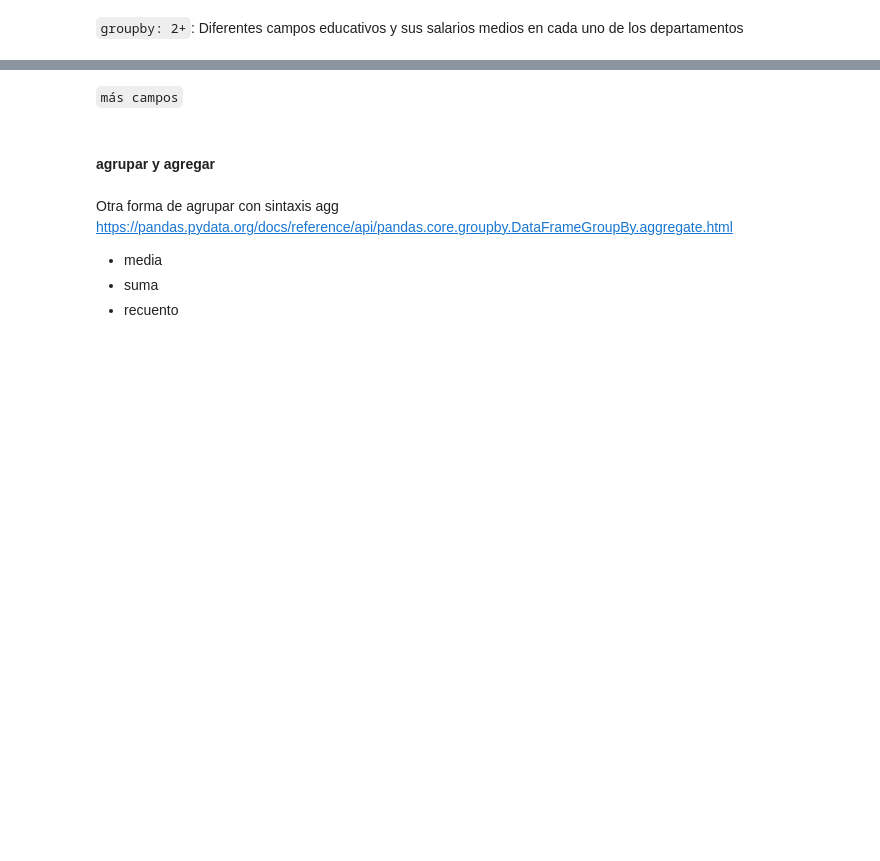
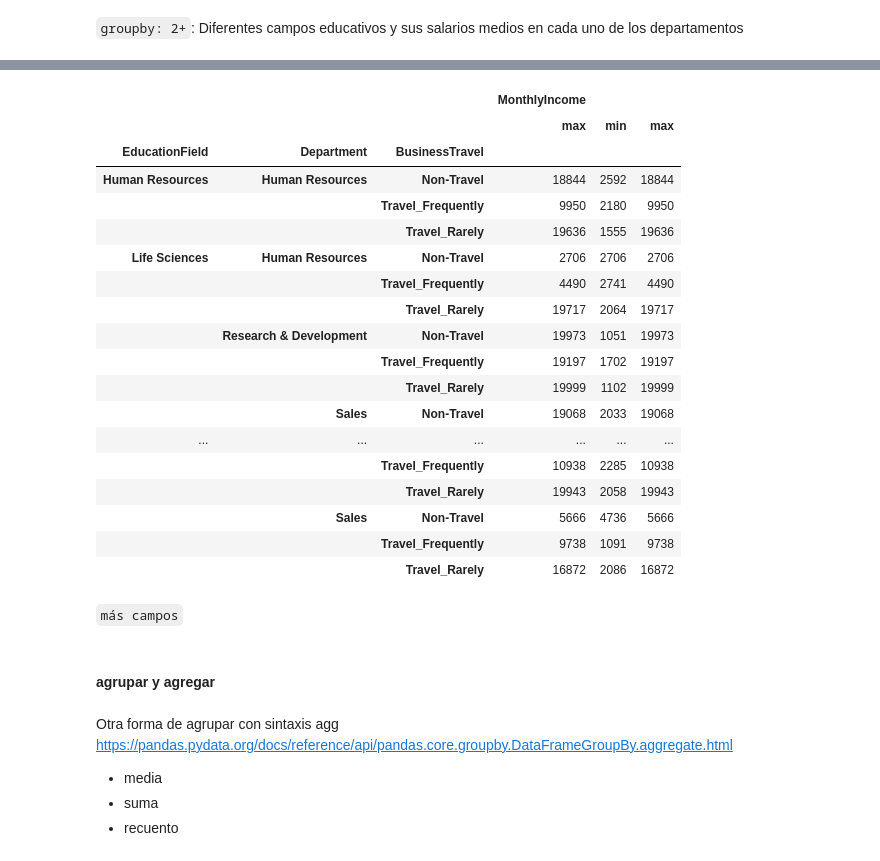
Before and after one commit to OscarFraile/EVOLVE, a Jupyter notebook: Fernando_Costa/Notebooks/Oscar/5.1.1 - Pandas III - Aggregation & combination copy.ipynb, the cells around one changed output, grey strips where cells are left out. Saved outputs shown, nothing was run; the diff lists cells and outputs as text; code cells hidden in the pictures; blank space fills up the shorter version.

```diff
--- a/Fernando_Costa/Notebooks/Oscar/5.1.1 - Pandas III - Aggregation & combination copy.ipynb
+++ b/Fernando_Costa/Notebooks/Oscar/5.1.1 - Pandas III - Aggregation & combination copy.ipynb
@@ -198,0 +313,5 @@ df.shape[0]
+# %%
+pd.set_option('display.max_rows', None)
+
+frecuencias_cat(cat[incluir_cat]).head()
+#Aparecerá una lista de todas las variables con su frecuencia asociada
@@ -198,0 +390,5 @@ df.shape[0]
+# %%
+pd.set_option('display.max_rows', None)
+
+estadisticos_cont(num[incluir_num])
+#Aparecerá una lista de todas las variables con su frecuencia asociada
@@ -198,0 +435,3 @@ df.shape[0]
+# %%
+df = pd.read_csv('../../../../evolve-data-python/datasets/employees.csv')
+df.head()
@@ -207,3 +498,25 @@ df.shape[0]
+# %%
+df.groupby(['EducationField','Department','BusinessTravel']).agg({'MonthlyIncome':['max','min','max']})
+# %% [output]
+|  |  |  | MonthlyIncome |  |  |
+|  |  |  | max | min | max |
+| EducationField | Department | BusinessTravel |  |  |  |
+| Human Resources | Human Resources | Non-Travel | 18844 | 2592 | 18844 |
+|  |  | Travel_Frequently | 9950 | 2180 | 9950 |
+|  |  | Travel_Rarely | 19636 | 1555 | 19636 |
+| Life Sciences | Human Resources | Non-Travel | 2706 | 2706 | 2706 |
+|  |  | Travel_Frequently | 4490 | 2741 | 4490 |
+|  |  | Travel_Rarely | 19717 | 2064 | 19717 |
+|  | Research & Development | Non-Travel | 19973 | 1051 | 19973 |
+|  |  | Travel_Frequently | 19197 | 1702 | 19197 |
+|  |  | Travel_Rarely | 19999 | 1102 | 19999 |
+|  | Sales | Non-Travel | 19068 | 2033 | 19068 |
+| ... | ... | ... | ... | ... | ... |
+|  |  | Travel_Frequently | 10938 | 2285 | 10938 |
+|  |  | Travel_Rarely | 19943 | 2058 | 19943 |
+|  | Sales | Non-Travel | 5666 | 4736 | 5666 |
+|  |  | Travel_Frequently | 9738 | 1091 | 9738 |
+|  |  | Travel_Rarely | 16872 | 2086 | 16872 |
 # %%
 # multiindex: https://pandas.pydata.org/docs/user_guide/advanced.html
 # %% [markdown]
```
Also changed, not shown: parts of 38 cells of this notebook, 1 other file.
